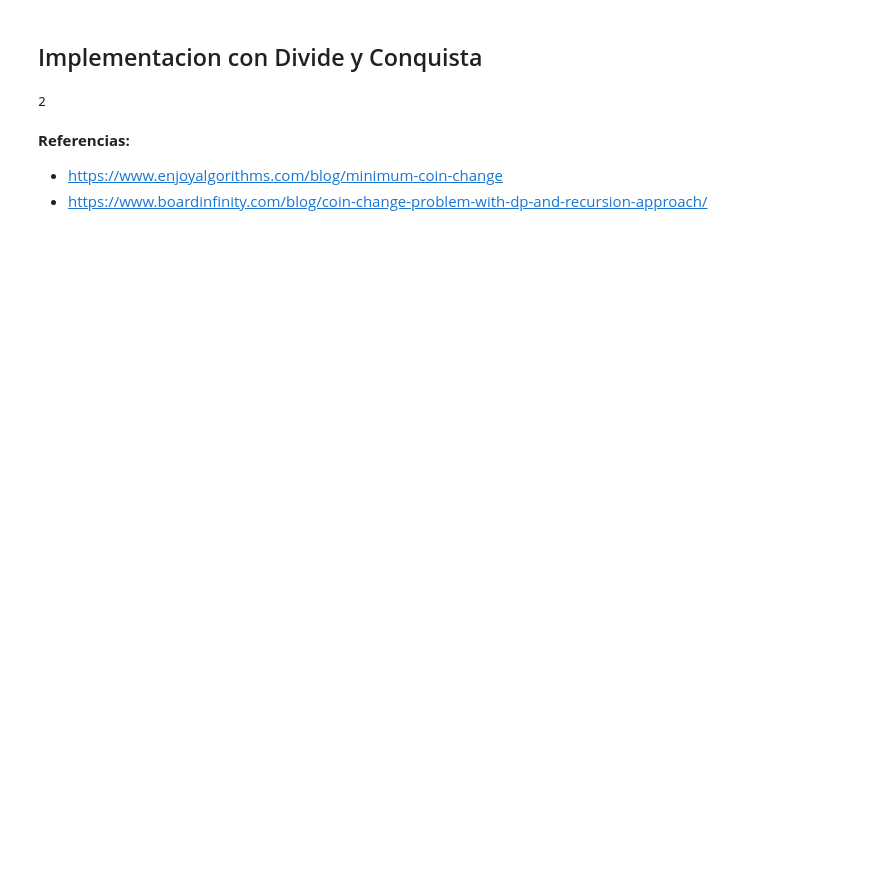
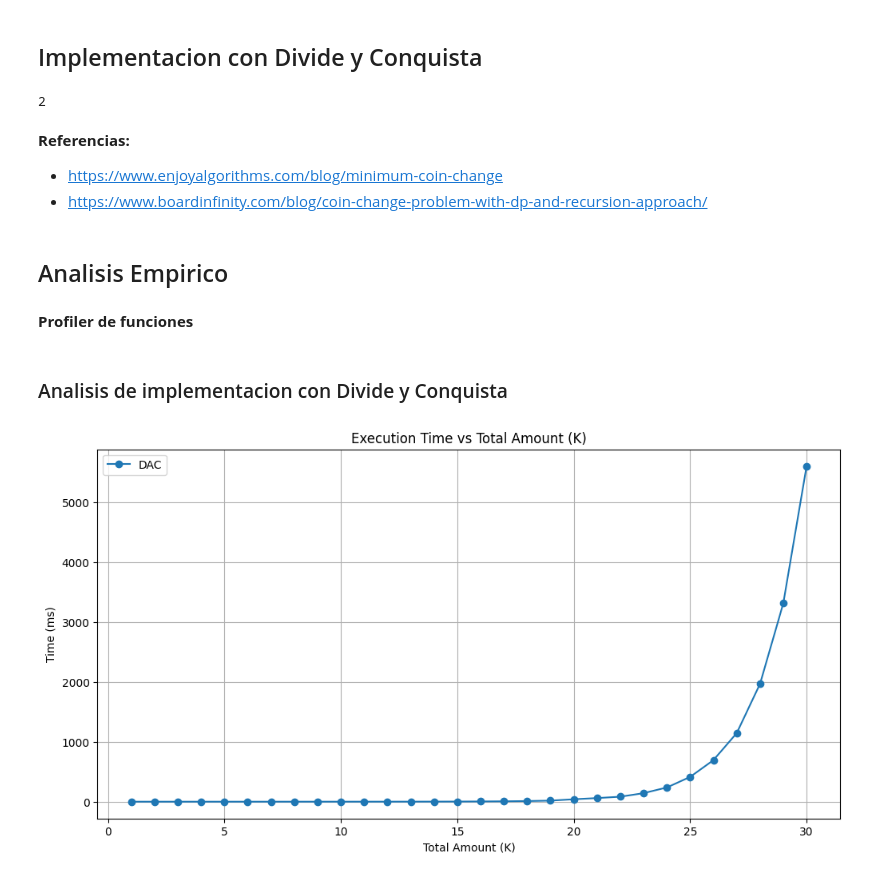
Before and after one commit to gusanitor8/Proyecto2_Analisis, a Jupyter notebook: proyecto2.ipynb, the cells around one changed output. Drawn from its saved outputs; the diff is of its cells as text; code cells hidden in the pictures; blank space fills up the shorter version.

Commit message:
Analisis empirico v1

```diff
--- a/proyecto2.ipynb
+++ b/proyecto2.ipynb
@@ -135,3 +102,54 @@ print(minCoinChangeDAC(coins, m, K))
 **Referencias:**
 - https://www.enjoyalgorithms.com/blog/minimum-coin-change
 - https://www.boardinfinity.com/blog/coin-change-problem-with-dp-and-recursion-approach/
+# %% [markdown]
+## Analisis Empirico
+# %% [markdown]
+**Profiler de funciones**
+# %%
+def profile_function(func, coins, K_values):
+    times = []
+    results = []
+
+    for K in K_values:
+        profiler = cProfile.Profile()
+        profiler.enable()
+
+        # Run the function with the current K value
+        result = func(coins, K)
+        results.append(result)
+
+        # Disable the profiler and collect stats
+        profiler.disable()
+        s = io.StringIO()
+        ps = pstats.Stats(profiler, stream=s).sort_stats('time')
+        ps.print_stats()
+
+        # Record the total time
+        times.append(ps.total_tt)
+
+    # Return the list of results and times (in milliseconds)
+    return results, [time * 1000 for time in times]
+# %% [markdown]
+### Analisis de implementacion con Divide y Conquista
+# %%
+# Define a list of K values to test
+K_values = list(range(1, 31))  # K from 1 to 30
+
+# List of coin denominations
+coins = [1, 3, 4, 5]
+
+# Profile the recursive approach
+results_recursive, times_recursive = profile_function(minCoinChangeDAC, coins, K_values)
+
+# Now, plot the results
+plt.figure(figsize=(12, 6))
+plt.plot(K_values, times_recursive, label='DAC', marker='o')
+plt.xlabel('Total Amount (K)')
+plt.ylabel('Time (ms)')
+plt.title('Execution Time vs Total Amount (K)')
+plt.legend()
+plt.grid(True)
+plt.show()
+# %% [output]
+[figure, added]
```
Also changed, not shown: parts of 10 cells of this notebook.
